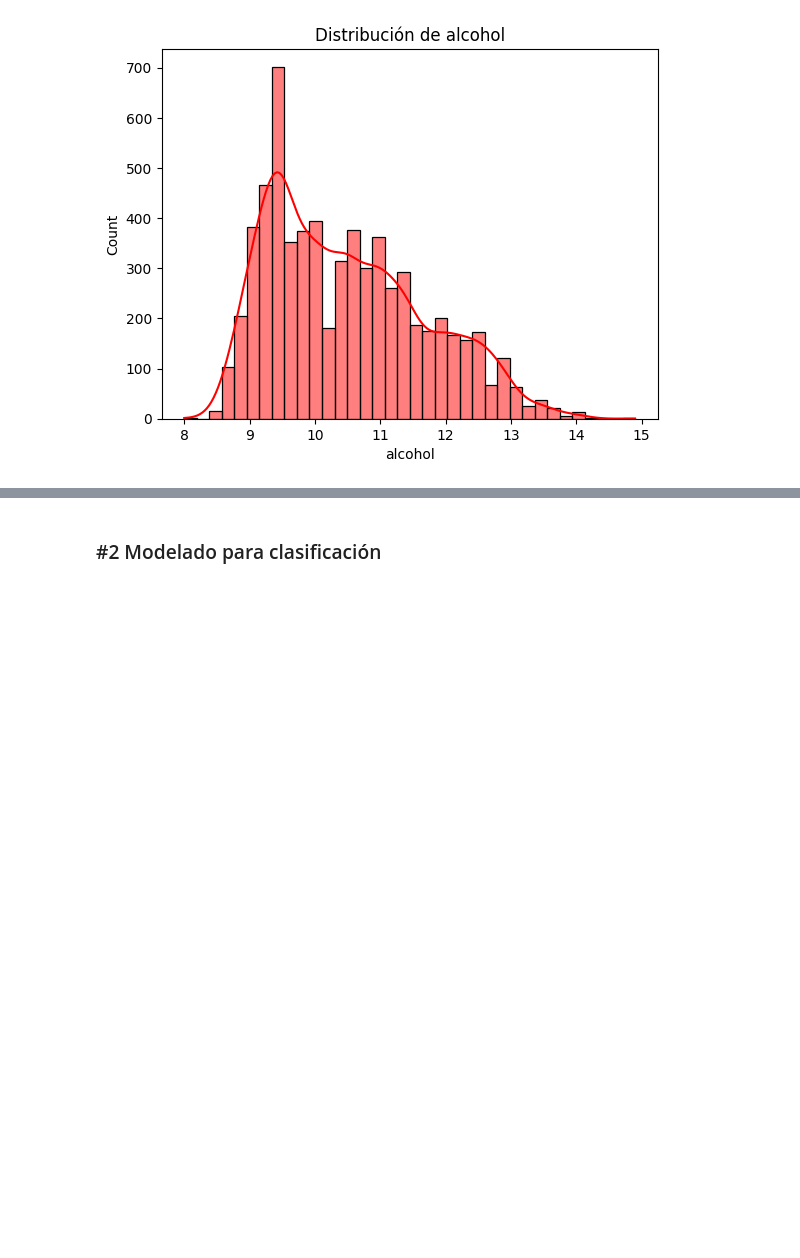
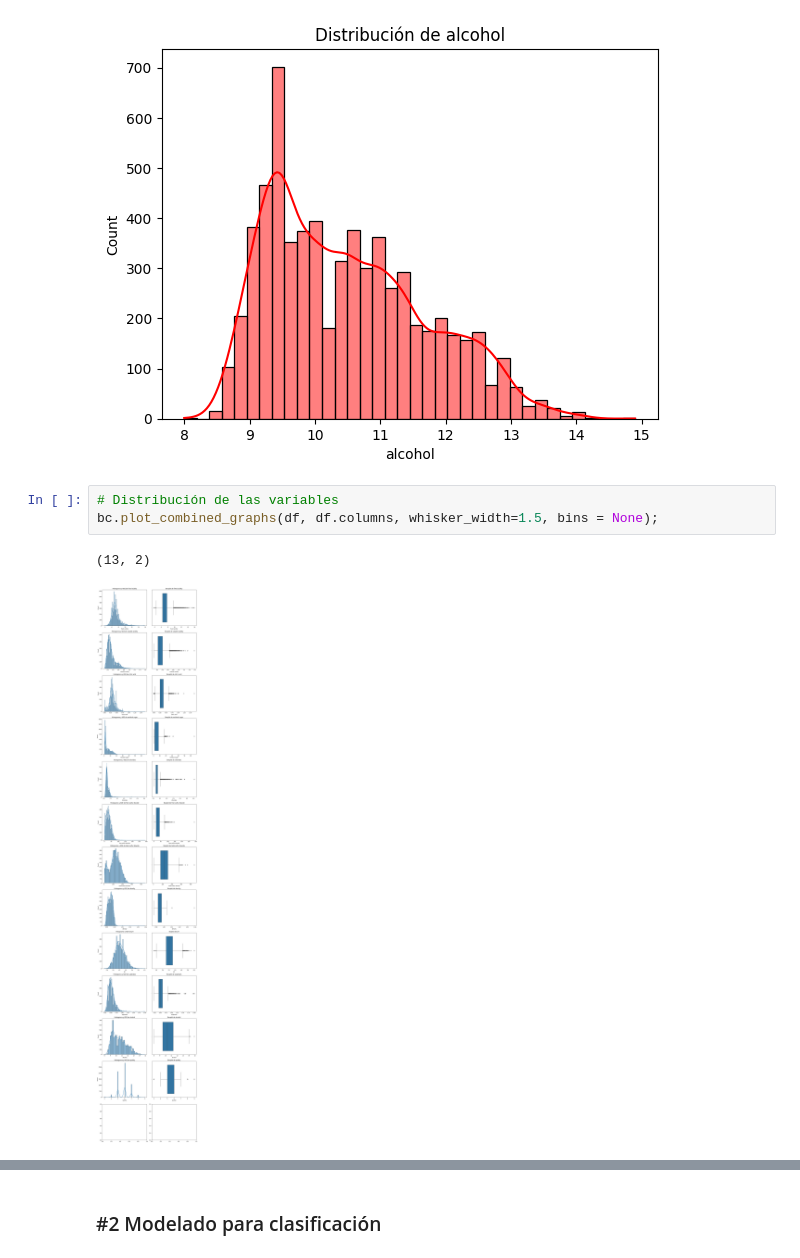
Before and after one commit to AntGV/ONLINE_DS_THEBRIDGE_WorkSpace, a Jupyter notebook: Sprint_12/Unidad_02/Practica_Obligatoria/18_Practica_Obligatoria_Repaso_Aprendizaje_Supervisado.ipynb, the cells around one changed output, grey strips where cells are left out. Saved outputs shown, nothing was run; the diff lists cells and outputs as text; blank space fills up the shorter version.

```diff
--- a/Sprint_12/Unidad_02/Practica_Obligatoria/18_Practica_Obligatoria_Repaso_Aprendizaje_Supervisado.ipynb
+++ b/Sprint_12/Unidad_02/Practica_Obligatoria/18_Practica_Obligatoria_Repaso_Aprendizaje_Supervisado.ipynb
@@ -122,3 +122,9 @@ sns.histplot(df[target_reg], kde = True, color = "red")
 plt.title(f"Distribución de {target_reg}");
 # %% [output]
 [figure]
+# %%
+# Distribución de las variables
+bc.plot_combined_graphs(df, df.columns, whisker_width=1.5, bins = None);
+# %% [output]
+(13, 2)
+[figure, added]
```
Also changed, not shown: parts of 50 cells of this notebook.
